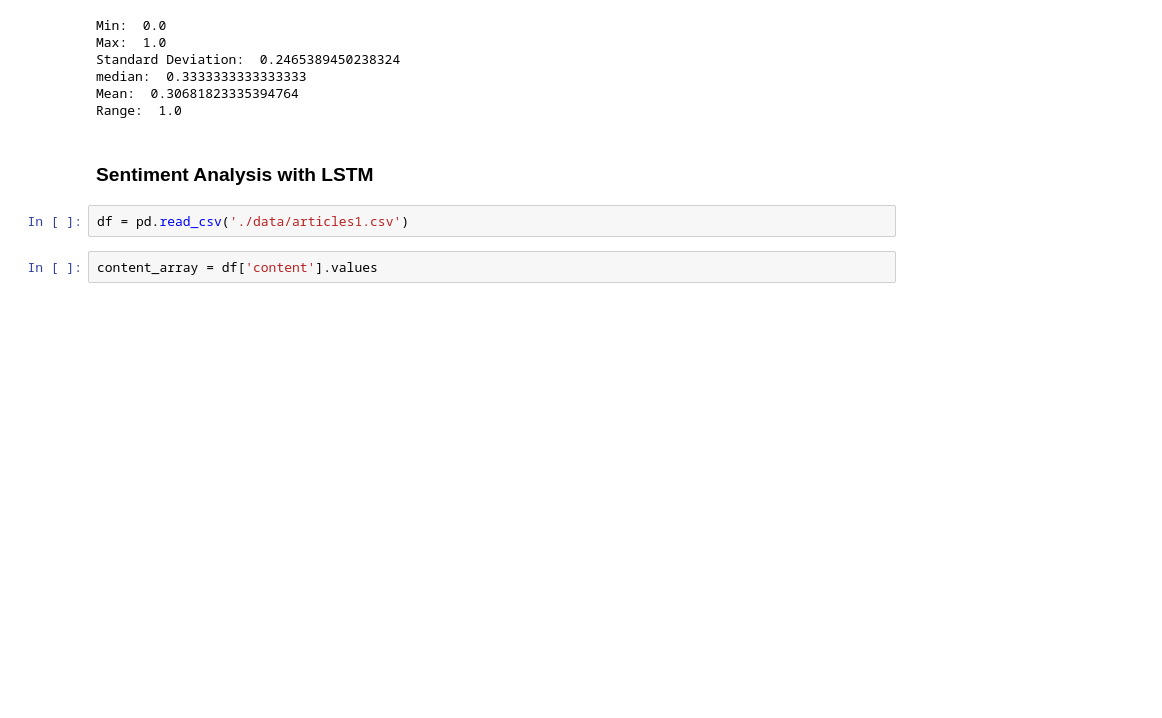
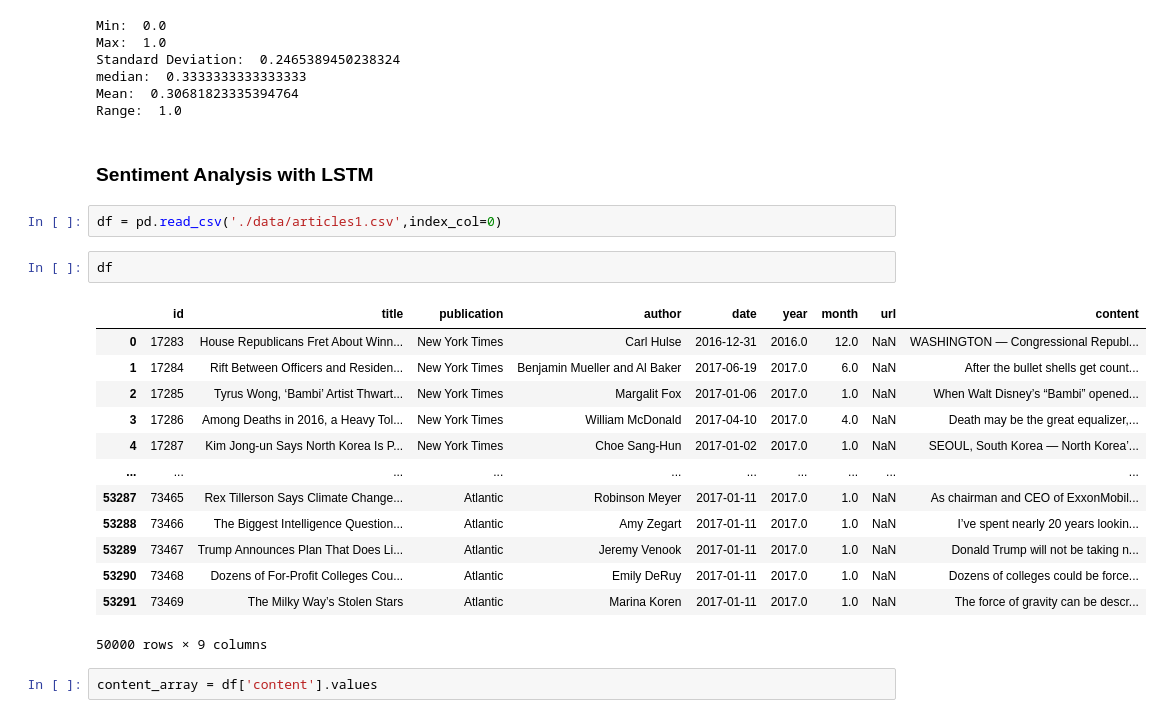
Before and after one commit to maarao/webscraper, a Jupyter notebook: ML/sentiment.ipynb, the cells around one changed output. Cells and saved outputs as stored; diff of their text form; blank space fills up the shorter version.

```diff
--- a/ML/sentiment.ipynb
+++ b/ML/sentiment.ipynb
@@ -128,7 +128,23 @@ Range:  1.0
 # %% [markdown]
 ### Sentiment Analysis with LSTM
 # %%
-df = pd.read_csv('./data/articles1.csv')
+df = pd.read_csv('./data/articles1.csv',index_col=0)
+# %%
+df
+# %% [output]
+|  | id | title | publication | author | date | year | month | url | content |
+| 0 | 17283 | House Republicans Fret About Winn... | New York Times | Carl Hulse | 2016-12-31 | 2016.0 | 12.0 | NaN | WASHINGTON — Congressional Republ... |
+| 1 | 17284 | Rift Between Officers and Residen... | New York Times | Benjamin Mueller and Al Baker | 2017-06-19 | 2017.0 | 6.0 | NaN | After the bullet shells get count... |
+| 2 | 17285 | Tyrus Wong, ‘Bambi’ Artist Thwart... | New York Times | Margalit Fox | 2017-01-06 | 2017.0 | 1.0 | NaN | When Walt Disney’s “Bambi” opened... |
+| 3 | 17286 | Among Deaths in 2016, a Heavy Tol... | New York Times | William McDonald | 2017-04-10 | 2017.0 | 4.0 | NaN | Death may be the great equalizer,... |
+| 4 | 17287 | Kim Jong-un Says North Korea Is P... | New York Times | Choe Sang-Hun | 2017-01-02 | 2017.0 | 1.0 | NaN | SEOUL, South Korea — North Korea’... |
+| ... | ... | ... | ... | ... | ... | ... | ... | ... | ... |
+| 53287 | 73465 | Rex Tillerson Says Climate Change... | Atlantic | Robinson Meyer | 2017-01-11 | 2017.0 | 1.0 | NaN | As chairman and CEO of ExxonMobil... |
+| 53288 | 73466 | The Biggest Intelligence Question... | Atlantic | Amy Zegart | 2017-01-11 | 2017.0 | 1.0 | NaN | I’ve spent nearly 20 years lookin... |
+| 53289 | 73467 | Trump Announces Plan That Does Li... | Atlantic | Jeremy Venook | 2017-01-11 | 2017.0 | 1.0 | NaN | Donald Trump will not be taking n... |
+| 53290 | 73468 | Dozens of For-Profit Colleges Cou... | Atlantic | Emily DeRuy | 2017-01-11 | 2017.0 | 1.0 | NaN | Dozens of colleges could be force... |
+| 53291 | 73469 | The Milky Way’s Stolen Stars | Atlantic | Marina Koren | 2017-01-11 | 2017.0 | 1.0 | NaN | The force of gravity can be descr... |
+50000 rows × 9 columns
 # %%
 content_array = df['content'].values
 # %%
```
Also changed, not shown: 1 other file.
